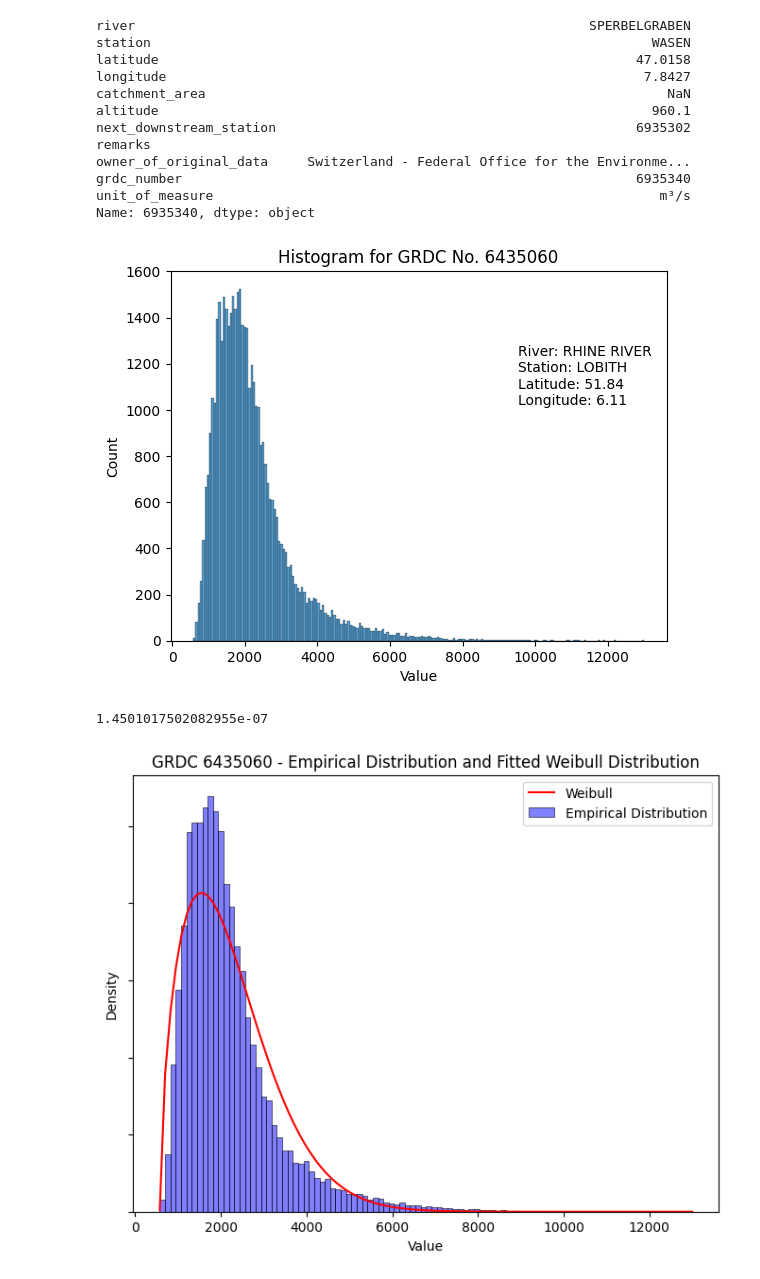
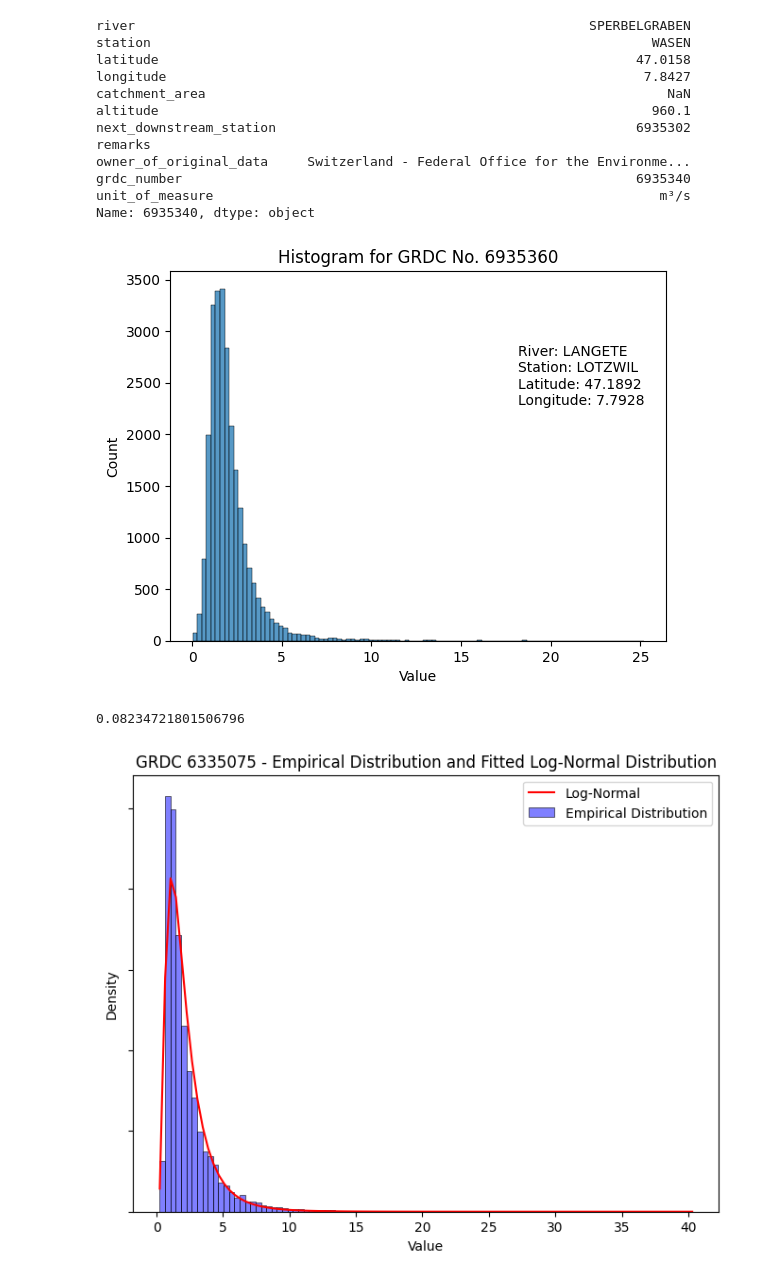
Before and after one commit to anderzzz/river_gpt, a Jupyter notebook: river_gpt.ipynb, the cells around one changed output. Drawn from its saved outputs; the diff is of its cells as text; code cells hidden in the pictures.

```diff
--- a/river_gpt.ipynb
+++ b/river_gpt.ipynb
@@ -193,8 +272,8 @@ grdc_number                                                          6935340
 unit_of_measure                                                         m³/s
 Name: 6935340, dtype: object
 # %%
-grdc_number = '6435060'
-sns.histplot(data=flux_data_df.loc[grdc_number], x='Value')
+grdc_number = '6935360'
+sns.histplot(data=flux_data_df.loc[grdc_number], x='Value', bins=100)
 # Set plot title
 plt.title(f"Histogram for GRDC No. {grdc_number}")
 
@@ -206,7 +285,7 @@ plt.text(0.7, 0.8, metadata_text, transform=plt.gca().transAxes, fontsize=10, va
 # Display the plot
 plt.show()
 # %% [output]
-[figure, old version]
+[figure, new version]
 # %%
 import numpy as np
 import matplotlib.pyplot as plt
@@ -215,12 +294,13 @@ from scipy.stats import lognorm, gamma, weibull_min
 import scipy.integrate as integrate
 
 # Assuming you have the GRDC number and distribution type
-grdc_number = '6435060'
-distribution_type = 'weibull'
+grdc_number = '6335075'
+distribution_type = 'lognorm'
 num_bins = 100
 
 # Get the data for the specific GRDC number
 grdc_data = flux_data_df.loc[grdc_number, 'Value'].dropna()
+grdc_data = grdc_data.replace(0.0, 0.01)
 
 # Integrate the histogram
 hist, bin_edges = np.histogram(grdc_data, bins=num_bins)
@@ -233,35 +313,35 @@ if distribution_type == 'lognorm':
     params = lognorm.fit(grdc_data, floc=0)
     fitted_distribution = lognorm(*params)
     distribution_label = 'Log-Normal'
 elif distribution_type == 'gamma':
     params = gamma.fit(grdc_data)
     fitted_distribution = gamma(*params)
     distribution_label = 'Gamma'
 elif distribution_type == 'weibull':
     params = weibull_min.fit(grdc_data)
     fitted_distribution = weibull_min(*params)
     distribution_label = 'Weibull'
 
 # Plot the histogram of the empirical data and the fitted distribution
 plt.figure(figsize=(8, 6))
 plot = sns.histplot(grdc_data, kde=False, stat='density', color='blue', alpha=0.5, bins=num_bins, label='Empirical Distribution')
 plot.set_yticklabels([])
 x = np.linspace(grdc_data.min(), grdc_data.max(), 100)
 plt.plot(x, fitted_distribution.pdf(x), color='red', label=distribution_label)
 plt.xlabel('Value')
 #plt.ylabel('Normalized Frequency')
 plt.title(f'GRDC {grdc_number} - Empirical Distribution and Fitted {distribution_label} Distribution')
 
 tot = 0.0
 for a, b in zip(hist, fitted_distribution.pdf(x)):
     tot += (a / integral - b) ** 2
 print (tot)
 
 plt.legend()
 plt.show()
 # %% [output]
-1.4501017502082955e-07
+0.08234721801506796
-[figure, old version]
+[figure, new version]
 # %%
 import numpy as np
 from scipy.stats import lognorm, gamma, weibull_min
```
Also changed, not shown: parts of 21 cells of this notebook.
